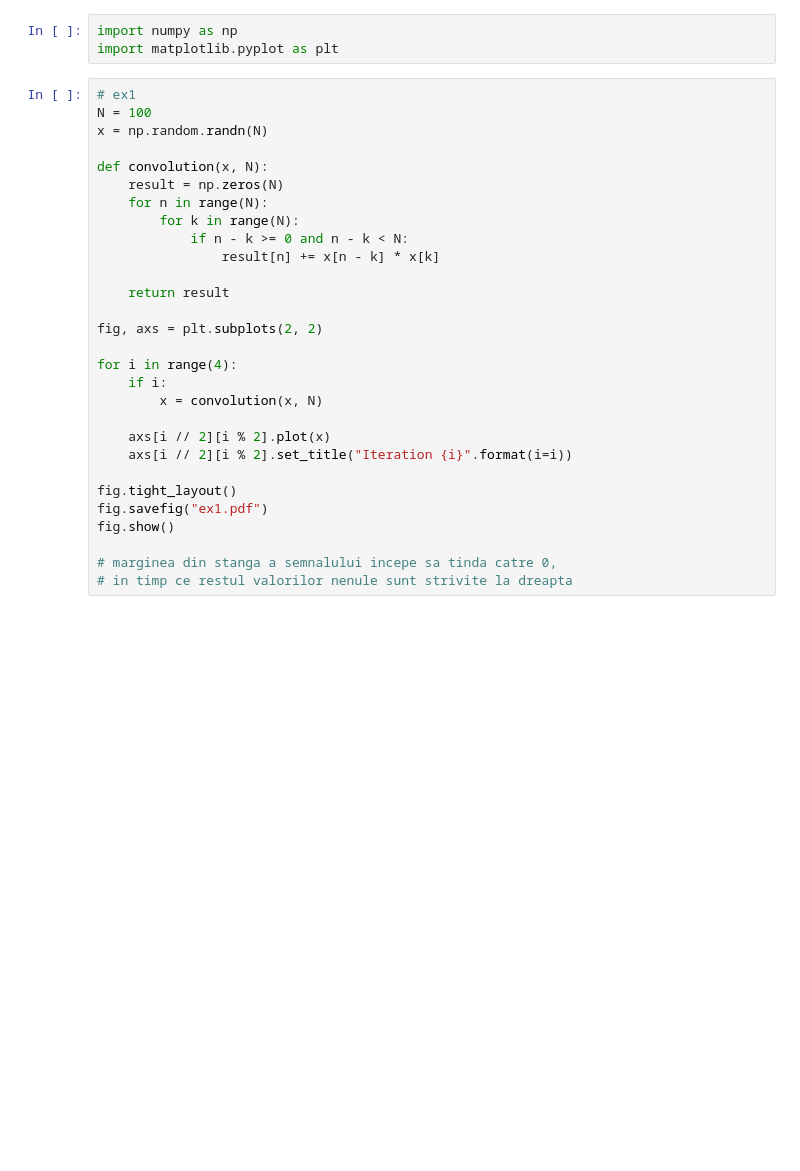
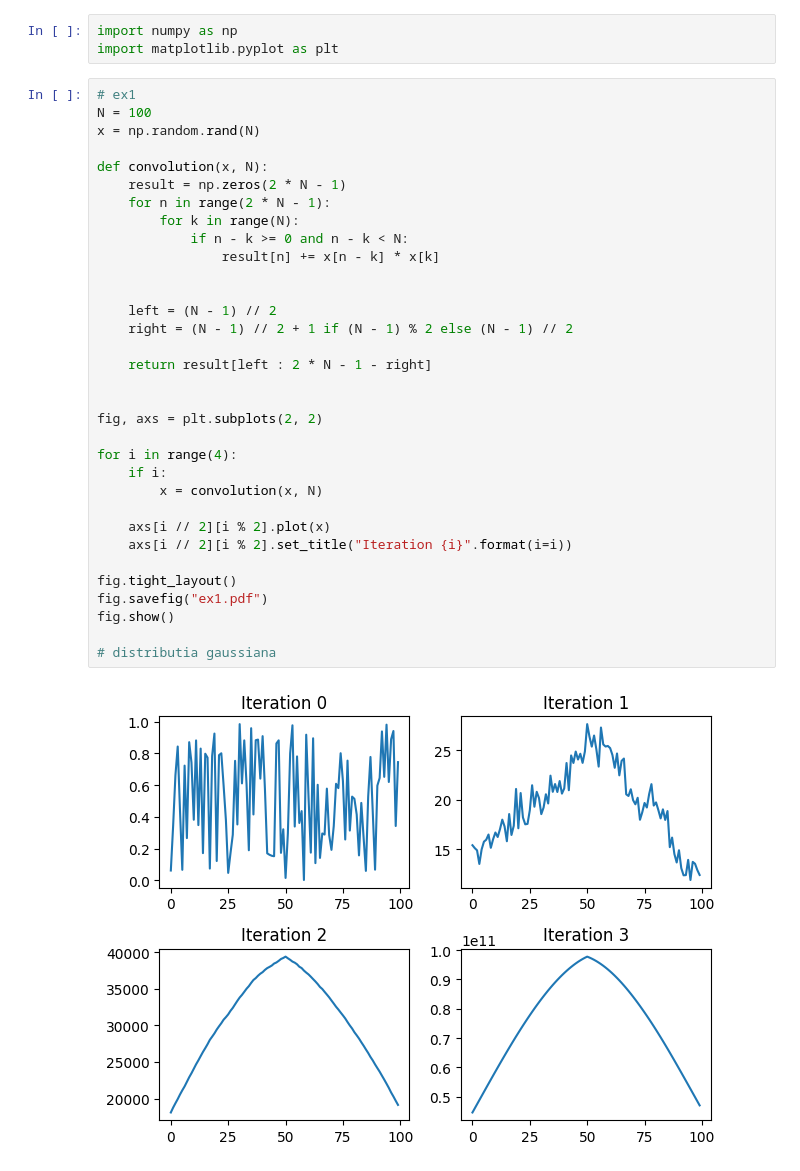
Before and after one commit to lowLevelGod/Procesarea-Semnalelor, a Jupyter notebook: Lab6/lab6.ipynb, the cells around one changed output. Cells and saved outputs as stored; diff of their text form; blank space fills up the shorter version.

```diff
--- a/Lab6/lab6.ipynb
+++ b/Lab6/lab6.ipynb
@@ -4,32 +4,38 @@ import matplotlib.pyplot as plt
 # %%
 # ex1
 N = 100
-x = np.random.randn(N)
+x = np.random.rand(N)
 
 def convolution(x, N):
-    result = np.zeros(N)
-    for n in range(N):
+    result = np.zeros(2 * N - 1)
+    for n in range(2 * N - 1):
         for k in range(N):
             if n - k >= 0 and n - k < N:
                 result[n] += x[n - k] * x[k]
 
-    return result
+
+    left = (N - 1) // 2
+    right = (N - 1) // 2 + 1 if (N - 1) % 2 else (N - 1) // 2
+
+    return result[left : 2 * N - 1 - right]
+
 
 fig, axs = plt.subplots(2, 2)
 
 for i in range(4):
     if i:
         x = convolution(x, N)
 
     axs[i // 2][i % 2].plot(x)
     axs[i // 2][i % 2].set_title("Iteration {i}".format(i=i))
 
 fig.tight_layout()
 fig.savefig("ex1.pdf")
 fig.show()
 
-# marginea din stanga a semnalului incepe sa tinda catre 0,
-# in timp ce restul valorilor nenule sunt strivite la dreapta
+# distributia gaussiana
+# %% [output]
+[figure, added]
 # %%
 # ex2
 
```
Also changed, not shown: parts of 3 cells of this notebook, 7 other files.
